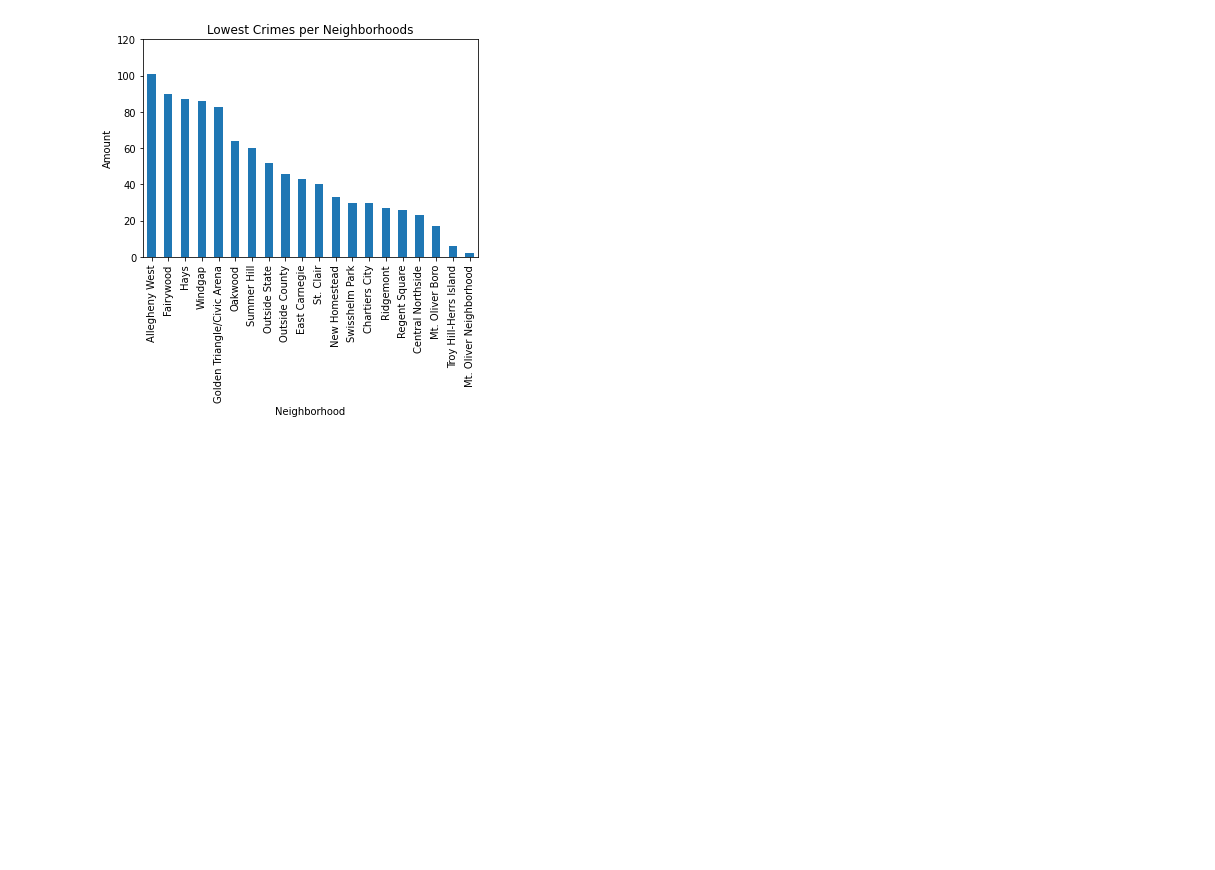
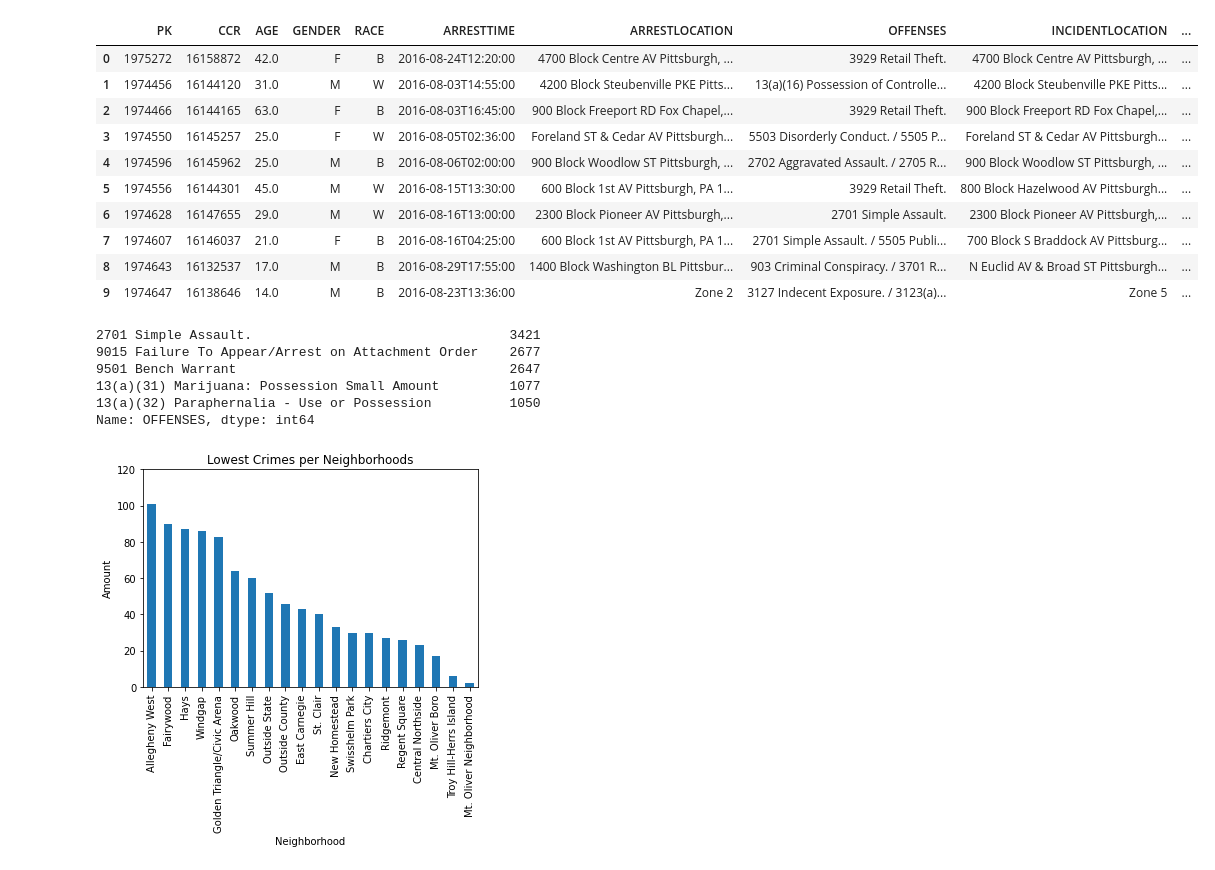
Before and after one commit to jacobemmerson/CMPINF-0010-Final-Project, a Jupyter notebook: police-arrests.ipynb, the cells around one changed output. Drawn from its saved outputs; the diff is of its cells as text; code cells hidden in the pictures; blank space fills up the shorter version.

Commit message:
added more police data and analysis

```diff
--- a/police-arrests.ipynb
+++ b/police-arrests.ipynb
@@ -1 +10,29 @@
+# %%
+# Import data
+police_arrests = pd.read_csv("police-arrest.csv")
+
+police_arrests.head(10)
+# %% [output]
+|  | PK | CCR | AGE | GENDER | RACE | ARRESTTIME | ARRESTLOCATION | OFFENSES | INCIDENTLOCATION | ... |
+| 0 | 1975272 | 16158872 | 42.0 | F | B | 2016-08-24T12:20:00 | 4700 Block Centre AV Pittsburgh, ... | 3929 Retail Theft. | 4700 Block Centre AV Pittsburgh, ... | ... |
+| 1 | 1974456 | 16144120 | 31.0 | M | W | 2016-08-03T14:55:00 | 4200 Block Steubenville PKE Pitts... | 13(a)(16) Possession of Controlle... | 4200 Block Steubenville PKE Pitts... | ... |
+| 2 | 1974466 | 16144165 | 63.0 | F | B | 2016-08-03T16:45:00 | 900 Block Freeport RD Fox Chapel,... | 3929 Retail Theft. | 900 Block Freeport RD Fox Chapel,... | ... |
+| 3 | 1974550 | 16145257 | 25.0 | F | W | 2016-08-05T02:36:00 | Foreland ST & Cedar AV Pittsburgh... | 5503 Disorderly Conduct. / 5505 P... | Foreland ST & Cedar AV Pittsburgh... | ... |
+| 4 | 1974596 | 16145962 | 25.0 | M | B | 2016-08-06T02:00:00 | 900 Block Woodlow ST Pittsburgh, ... | 2702 Aggravated Assault. / 2705 R... | 900 Block Woodlow ST Pittsburgh, ... | ... |
+| 5 | 1974556 | 16144301 | 45.0 | M | W | 2016-08-15T13:30:00 | 600 Block 1st AV Pittsburgh, PA 1... | 3929 Retail Theft. | 800 Block Hazelwood AV Pittsburgh... | ... |
+| 6 | 1974628 | 16147655 | 29.0 | M | W | 2016-08-16T13:00:00 | 2300 Block Pioneer AV Pittsburgh,... | 2701 Simple Assault. | 2300 Block Pioneer AV Pittsburgh,... | ... |
+| 7 | 1974607 | 16146037 | 21.0 | F | B | 2016-08-16T04:25:00 | 600 Block 1st AV Pittsburgh, PA 1... | 2701 Simple Assault. / 5505 Publi... | 700 Block S Braddock AV Pittsburg... | ... |
+| 8 | 1974643 | 16132537 | 17.0 | M | B | 2016-08-29T17:55:00 | 1400 Block Washington BL Pittsbur... | 903 Criminal Conspiracy. / 3701 R... | N Euclid AV & Broad ST Pittsburgh... | ... |
+| 9 | 1974647 | 16138646 | 14.0 | M | B | 2016-08-23T13:36:00 | Zone 2 | 3127 Indecent Exposure. / 3123(a)... | Zone 5 | ... |
+# %%
+offenses = police_arrests['OFFENSES'].value_counts()
+
+offenses.head(5)
+# %% [output]
+2701 Simple Assault.                                 3421
+9015 Failure To Appear/Arrest on Attachment Order    2677
+9501 Bench Warrant                                   2647
+13(a)(31) Marijuana: Possession Small Amount         1077
+13(a)(32) Paraphernalia - Use or Possession          1050
+Name: OFFENSES, dtype: int64
 # %%
```
Also changed, not shown: parts of 13 cells of this notebook, 1 other file.
